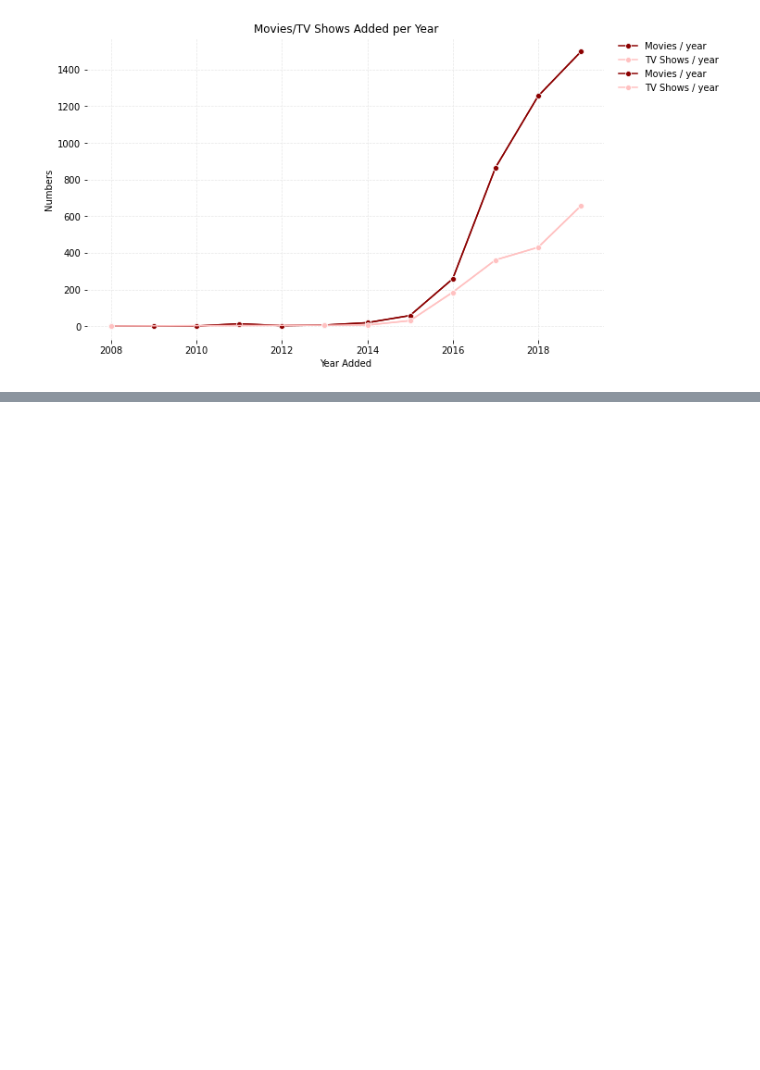
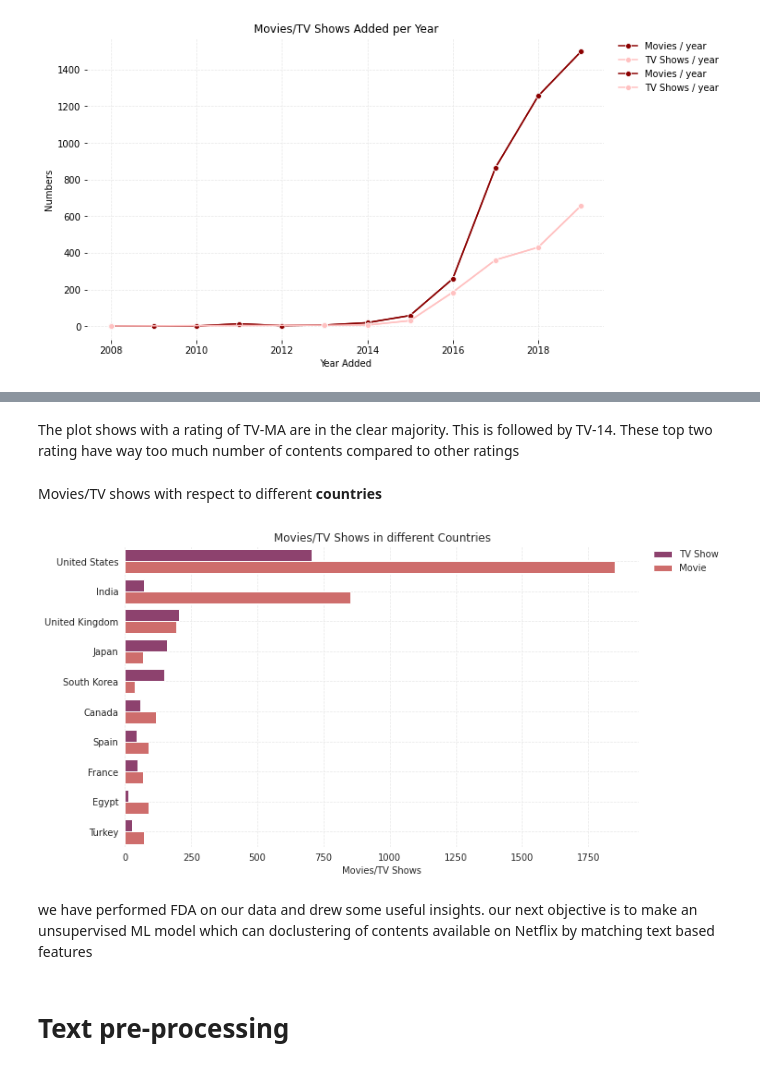
Before and after one commit to ajitpadole/-Netflix-Movies-and-TV-Shows-Clustering, a Jupyter notebook: NETFLIX_MOVIES_AND_TV_SHOWS_CLUSTERING.ipynb, the cells around one changed output, grey strips where cells are left out. Saved outputs shown, nothing was run; the diff lists cells and outputs as text; code cells hidden in the pictures; blank space fills up the shorter version.

```diff
--- a/NETFLIX_MOVIES_AND_TV_SHOWS_CLUSTERING.ipynb
+++ b/NETFLIX_MOVIES_AND_TV_SHOWS_CLUSTERING.ipynb
@@ -422,0 +475,40 @@ Text(0.5, 1.0, 'Movies/TV Shows Added per Year')
+# %% [markdown]
+The plot shows with a rating of TV-MA are in the clear majority. This is followed by TV-14. These top two rating have way too much number of contents compared to other ratings
+# %% [markdown]
+Movies/TV shows with respect to different **countries**
+# %%
+plt.figure(figsize=(10,6))
+sns.set_style("whitegrid")
+
+# Plotting the count plot
+ax=sns.countplot(y='country',hue="type",data=df,
+                 order = df['country'].value_counts().index[:10],
+                 palette='flare_r')
+
+
+
+# Removing all ticks and label
+plt.tick_params(top=False, bottom=False, left=False, right=False,
+                labelleft=True, labelbottom=True)
+
+# Draw grid lines with red color and dashed style
+plt.grid(color='#E8E8E8', linestyle='--', linewidth=0.7)
+
+# remove the frame of the chart
+for spine in plt.gca().spines.values():
+    spine.set_visible(False)
+
+ax.set(xlabel="Movies/TV Shows", ylabel = "")
+plt.title("Movies/TV Shows in different Countries")
+
+plt.legend(bbox_to_anchor=(1.02, 1), loc='upper left',
+             borderaxespad=0,frameon=False)
+
+
+plt.show()
+# %% [output]
+[figure, added]
+# %% [markdown]
+we have performed FDA on our data and drew some useful insights. our next objective is to make an unsupervised ML model which can doclustering of contents available on Netflix by matching text based features
+# %% [markdown]
+# **Text pre-processing**
```
Also changed, not shown: parts of 8 cells of this notebook.
